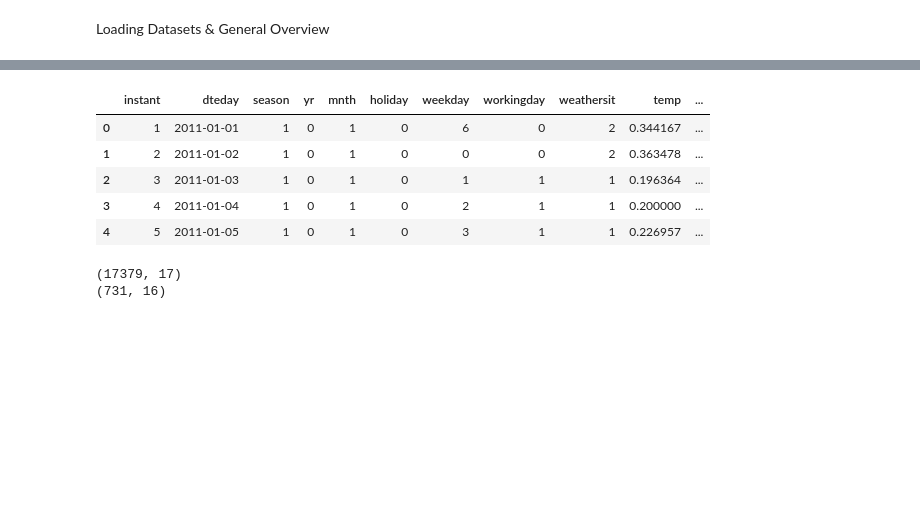
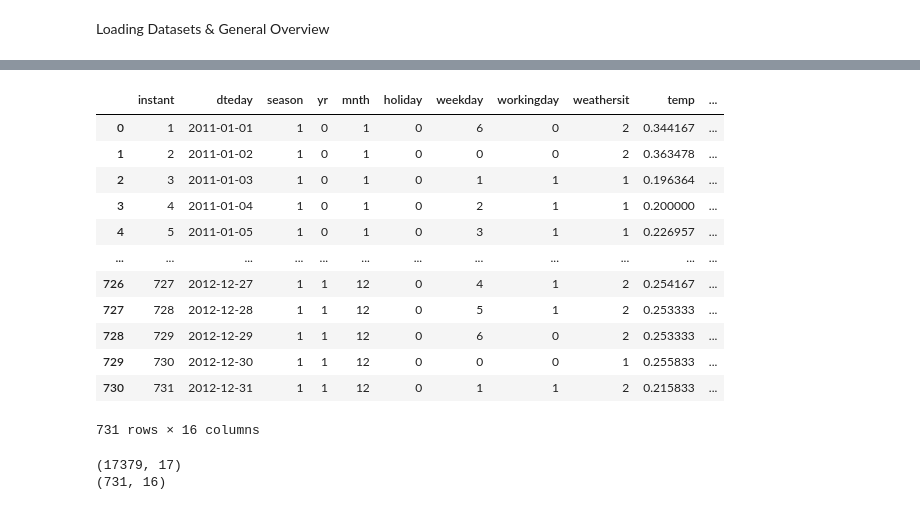
Before and after one commit to AlexandraGjorgieva/ML.ex0, a Jupyter notebook: explore_bikes.ipynb, the cells around one changed output, grey strips where cells are left out. Drawn from its saved outputs; the diff is of its cells as text; code cells hidden in the pictures; blank space fills up the shorter version.

```diff
--- a/explore_bikes.ipynb
+++ b/explore_bikes.ipynb
@@ -29,12 +36,19 @@ hour_data.head()
 # %%
-day_data.head()
+day_data
 # %% [output]
 |  | instant | dteday | season | yr | mnth | holiday | weekday | workingday | weathersit | temp | ... |
 | 0 | 1 | 2011-01-01 | 1 | 0 | 1 | 0 | 6 | 0 | 2 | 0.344167 | ... |
 | 1 | 2 | 2011-01-02 | 1 | 0 | 1 | 0 | 0 | 0 | 2 | 0.363478 | ... |
 | 2 | 3 | 2011-01-03 | 1 | 0 | 1 | 0 | 1 | 1 | 1 | 0.196364 | ... |
 | 3 | 4 | 2011-01-04 | 1 | 0 | 1 | 0 | 2 | 1 | 1 | 0.200000 | ... |
 | 4 | 5 | 2011-01-05 | 1 | 0 | 1 | 0 | 3 | 1 | 1 | 0.226957 | ... |
+| ... | ... | ... | ... | ... | ... | ... | ... | ... | ... | ... | ... |
+| 726 | 727 | 2012-12-27 | 1 | 1 | 12 | 0 | 4 | 1 | 2 | 0.254167 | ... |
+| 727 | 728 | 2012-12-28 | 1 | 1 | 12 | 0 | 5 | 1 | 2 | 0.253333 | ... |
+| 728 | 729 | 2012-12-29 | 1 | 1 | 12 | 0 | 6 | 0 | 2 | 0.253333 | ... |
+| 729 | 730 | 2012-12-30 | 1 | 1 | 12 | 0 | 0 | 0 | 1 | 0.255833 | ... |
+| 730 | 731 | 2012-12-31 | 1 | 1 | 12 | 0 | 1 | 1 | 2 | 0.215833 | ... |
+731 rows × 16 columns
 # %%
 print(hour_data.shape)
 print(day_data.shape)
```
Also changed, not shown: parts of 11 cells of this notebook.
